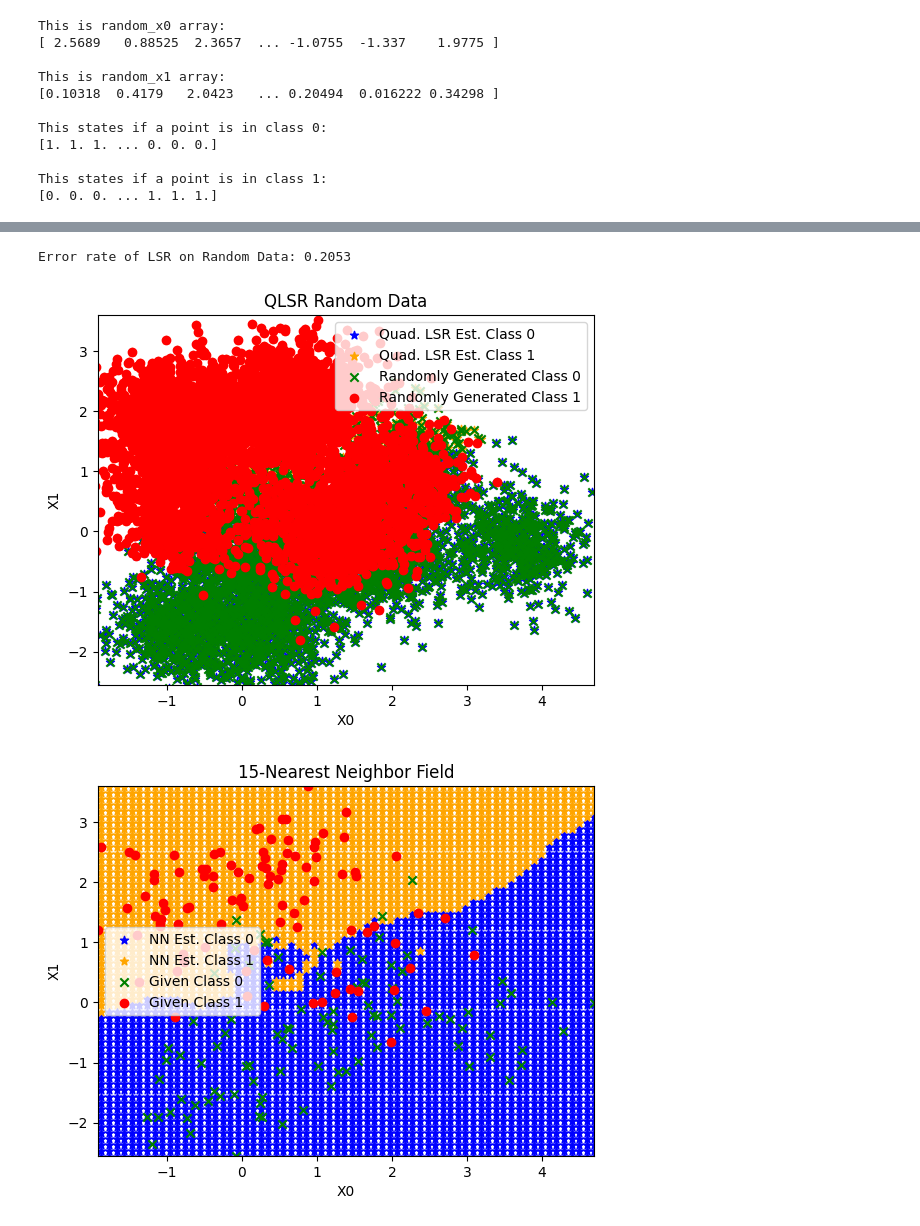
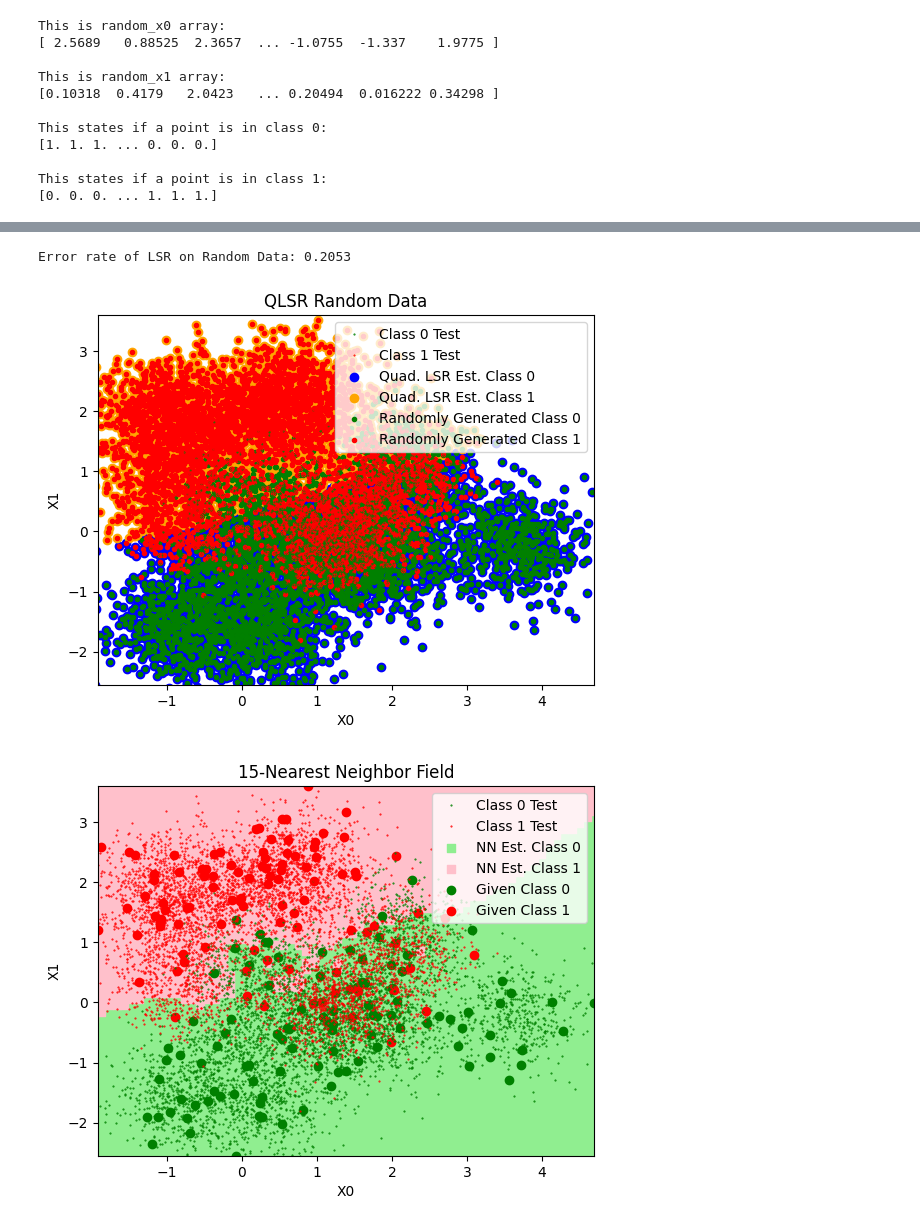
Before and after one commit to angelrodriguez0617/ECE-4850-Machine-Learning, a Jupyter notebook: project4/project4_austin.ipynb, the cells around one changed output, grey strips where cells are left out. Saved outputs shown, nothing was run; the diff lists cells and outputs as text; code cells hidden in the pictures.

Commit message:
edited graphs for project 4 to include test data

```diff
--- a/project4/project4_austin.ipynb
+++ b/project4/project4_austin.ipynb
@@ -230,13 +230,13 @@ for i in range(random_guess[3].size):
 error_rate = np.sum(np.abs(value_vector - random_data[3])) / random_data[3].size
 print(f'Error rate of LSR on Random Data: {error_rate}')
 
-fig = useful_functions.DrawTwoDataset(random_guess, random_data, '*', '*', 'x', 'o',
+fig = useful_functions.DrawTwoDataset(random_guess, random_data, 'o', 'o', '.', '.',
                                     'blue', 'orange', 'green', 'red',
                                     'Quad. LSR Est. Class 0', 'Quad. LSR Est. Class 1', 'Randomly Generated Class 0', 'Randomly Generated Class 1', "QLSR Random Data")
 fig.run_drawing()
 # %% [output]
 Error rate of LSR on Random Data: 0.2053
-[figure, old version]
+[figure, new version]
 # %%
 def get_distance(x1,y1,x2,y2):
     """x1/y1 correspond to first coordinate
@@ -264,14 +264,14 @@ def nearest_neighbor_var(unknown, known, num_nearest):
 # %%
 nearest_neighbor_count = 15
 output_array = nearest_neighbor_var(x_extended, data, nearest_neighbor_count)
 data_hat = np.vstack((x_extended, np.abs(output_array-1), output_array))
 
-fig = useful_functions.DrawTwoDataset(data_hat, data, '*', '*', 'x', 'o',
-                                    'blue', 'orange', 'green', 'red',
+fig = useful_functions.DrawTwoDataset(data_hat, data, ',', ',', 'o', 'o',
+                                    'lightgreen', 'pink', 'green', 'red',
                                     'NN Est. Class 0', 'NN Est. Class 1', 'Given Class 0', 'Given Class 1', f"{nearest_neighbor_count}-Nearest Neighbor Field")
 fig.run_drawing()
 # %% [output]
-[figure, old version]
+[figure, new version]
 # %%
 nearest_neighbor_count = 15
 output_array = nearest_neighbor_var(random_data, data, nearest_neighbor_count)
```
Also changed, not shown: parts of 7 cells of this notebook, 2 other files.
